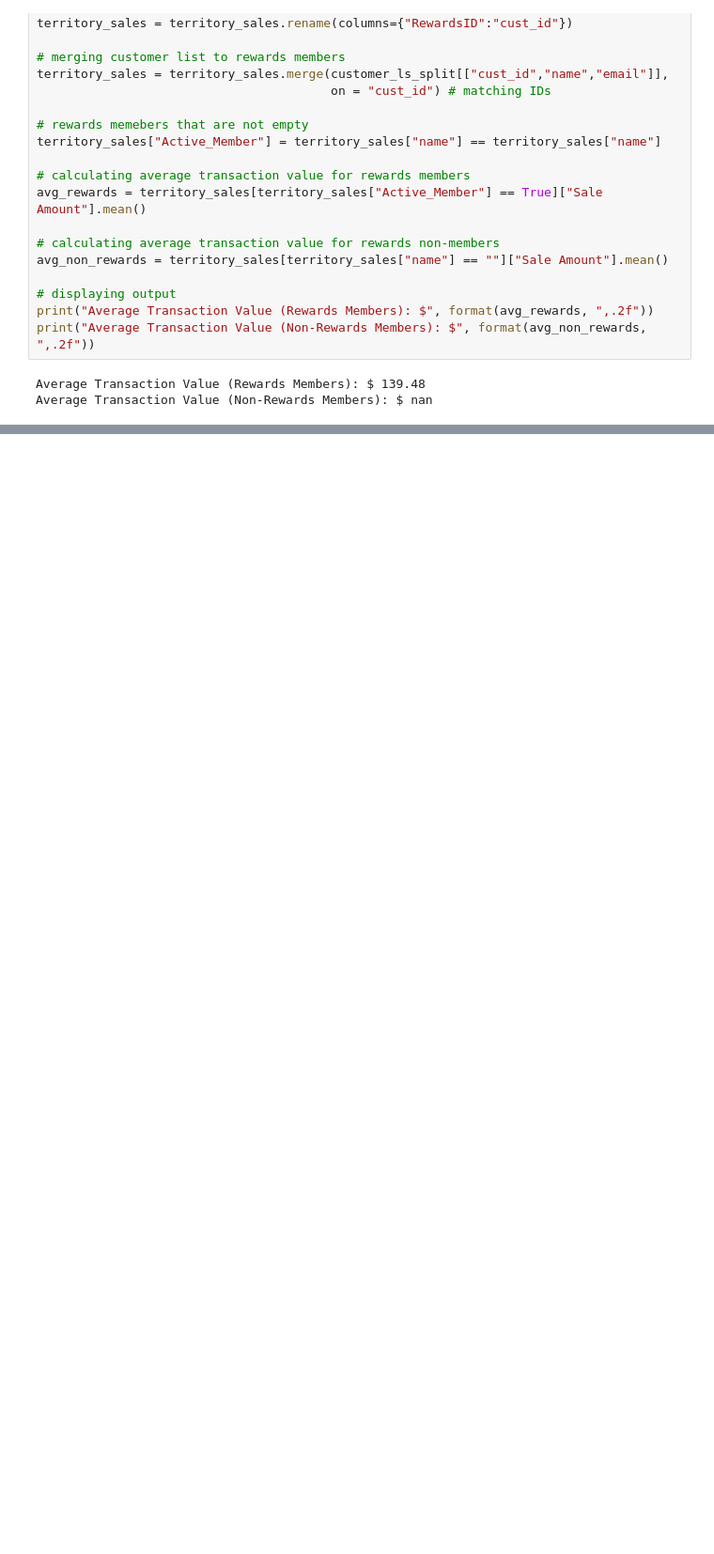
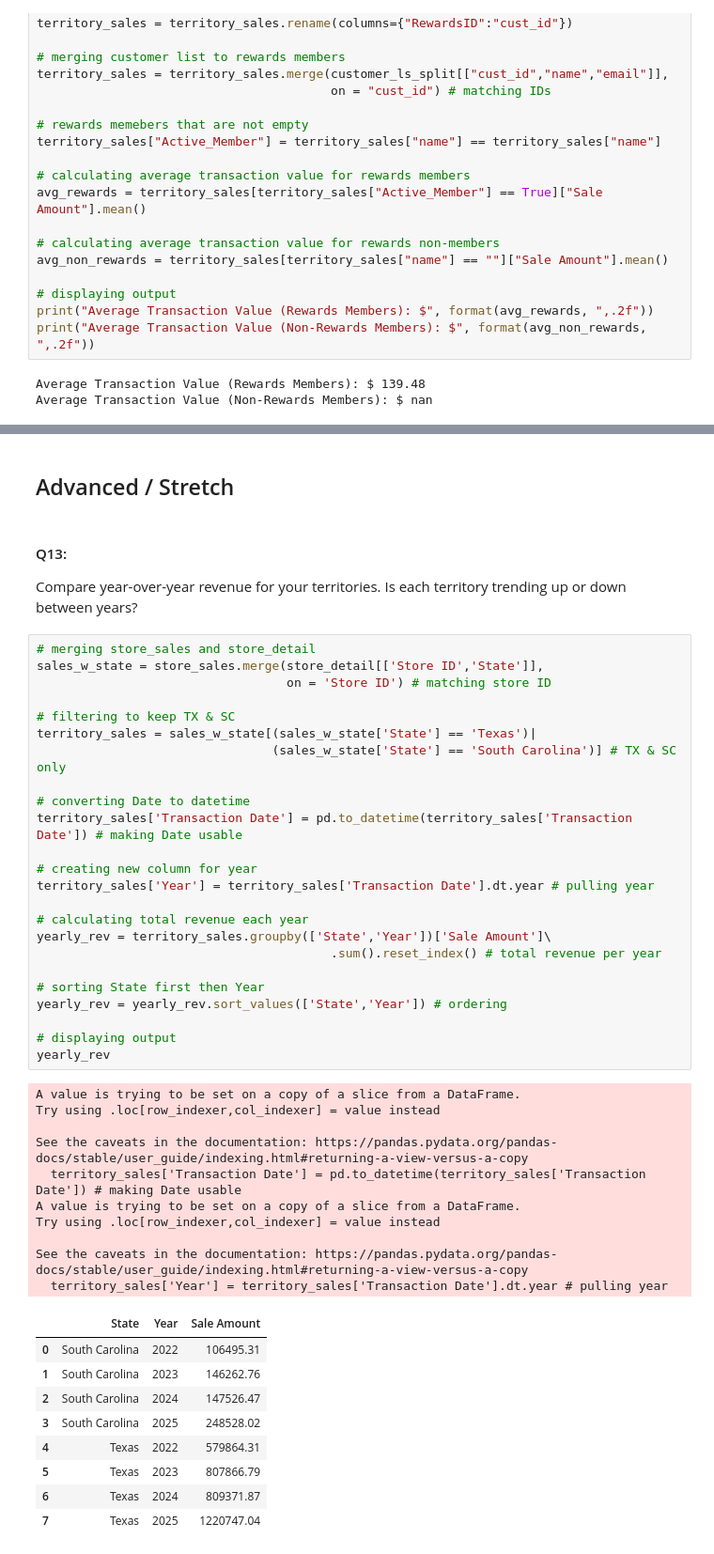
Before and after one commit to anchan-hm/Capstone_2, a Jupyter notebook: Chanthadara_bonus_analysis.ipynb, the cells around one changed output, grey strips where cells are left out. Shown at 94% size. Drawn from its saved outputs; the diff is of its cells as text; blank space fills up the shorter version.

```diff
--- a/Chanthadara_bonus_analysis.ipynb
+++ b/Chanthadara_bonus_analysis.ipynb
@@ -603,0 +642,49 @@ Average Transaction Value (Non-Rewards Members): $ nan
+# %% [markdown]
+## Advanced / Stretch
+# %% [markdown]
+#### Q13:
+Compare year-over-year revenue for your territories. Is each territory trending up or down between years?
+# %%
+# merging store_sales and store_detail
+sales_w_state = store_sales.merge(store_detail[['Store ID','State']],
+                                  on = 'Store ID') # matching store ID
+
+# filtering to keep TX & SC
+territory_sales = sales_w_state[(sales_w_state['State'] == 'Texas')|
+                                (sales_w_state['State'] == 'South Carolina')] # TX & SC only
+
+# converting Date to datetime
+territory_sales['Transaction Date'] = pd.to_datetime(territory_sales['Transaction Date']) # making Date usable
+
+# creating new column for year
+territory_sales['Year'] = territory_sales['Transaction Date'].dt.year # pulling year
+
+# calculating total revenue each year
+yearly_rev = territory_sales.groupby(['State','Year'])['Sale Amount']\
+                                        .sum().reset_index() # total revenue per year
+
+# sorting State first then Year
+yearly_rev = yearly_rev.sort_values(['State','Year']) # ordering
+
+# displaying output
+yearly_rev
+# %% [output]
+A value is trying to be set on a copy of a slice from a DataFrame.
+Try using .loc[row_indexer,col_indexer] = value instead
+
+See the caveats in the documentation: https://pandas.pydata.org/pandas-docs/stable/user_guide/indexing.html#returning-a-view-versus-a-copy
+  territory_sales['Transaction Date'] = pd.to_datetime(territory_sales['Transaction Date']) # making Date usable
+A value is trying to be set on a copy of a slice from a DataFrame.
+Try using .loc[row_indexer,col_indexer] = value instead
+
+See the caveats in the documentation: https://pandas.pydata.org/pandas-docs/stable/user_guide/indexing.html#returning-a-view-versus-a-copy
+  territory_sales['Year'] = territory_sales['Transaction Date'].dt.year # pulling year
+|  | State | Year | Sale Amount |
+| 0 | South Carolina | 2022 | 106495.31 |
+| 1 | South Carolina | 2023 | 146262.76 |
+| 2 | South Carolina | 2024 | 147526.47 |
+| 3 | South Carolina | 2025 | 248528.02 |
+| 4 | Texas | 2022 | 579864.31 |
+| 5 | Texas | 2023 | 807866.79 |
+| 6 | Texas | 2024 | 809371.87 |
+| 7 | Texas | 2025 | 1220747.04 |
```
Also changed, not shown: parts of 7 cells of this notebook.
